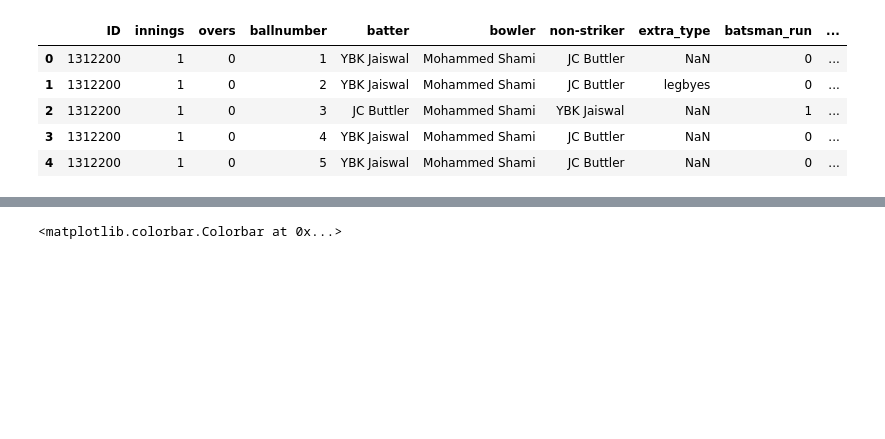
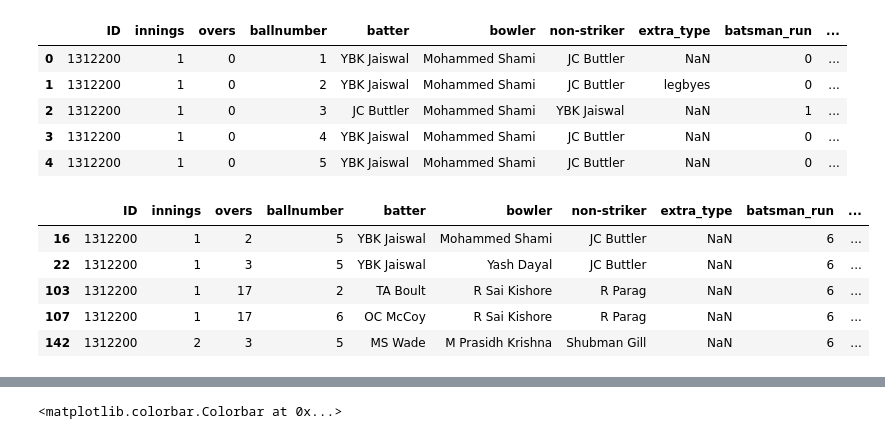
Before and after one commit to Pritush09/Visulaisation-Library-Practice, a Jupyter notebook: Session_24_advanced_matplotlib.ipynb, the cells around one changed output, grey strips where cells are left out. Drawn from its saved outputs; the diff is of its cells as text; code cells hidden in the pictures; blank space fills up the shorter version.

```diff
--- a/Session_24_advanced_matplotlib.ipynb
+++ b/Session_24_advanced_matplotlib.ipynb
@@ -465,3 +465,12 @@ delivery.head()
 | 4 | 1312200 | 1 | 0 | 5 | YBK Jaiswal | Mohammed Shami | JC Buttler | NaN | 0 | ... |
 # %%
 temp_df = delivery[(delivery['ballnumber'].isin([1,2,3,4,5,6])) & (delivery['batsman_run']==6)]
+# %%
+temp_df.head()
+# %% [output]
+|  | ID | innings | overs | ballnumber | batter | bowler | non-striker | extra_type | batsman_run | ... |
+| 16 | 1312200 | 1 | 2 | 5 | YBK Jaiswal | Mohammed Shami | JC Buttler | NaN | 6 | ... |
+| 22 | 1312200 | 1 | 3 | 5 | YBK Jaiswal | Yash Dayal | JC Buttler | NaN | 6 | ... |
+| 103 | 1312200 | 1 | 17 | 2 | TA Boult | R Sai Kishore | R Parag | NaN | 6 | ... |
+| 107 | 1312200 | 1 | 17 | 6 | OC McCoy | R Sai Kishore | R Parag | NaN | 6 | ... |
+| 142 | 1312200 | 2 | 3 | 5 | MS Wade | M Prasidh Krishna | Shubman Gill | NaN | 6 | ... |
```
Also changed, not shown: parts of 2 cells of this notebook.
